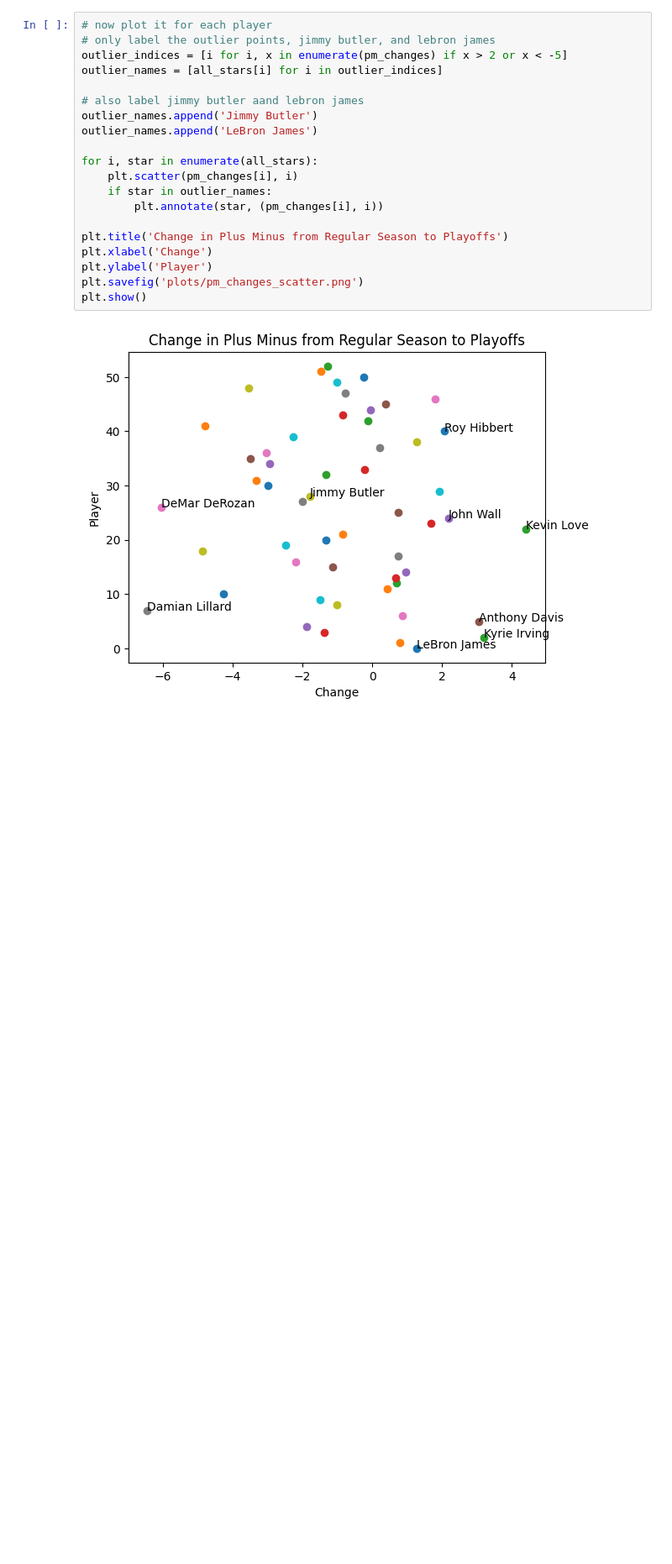
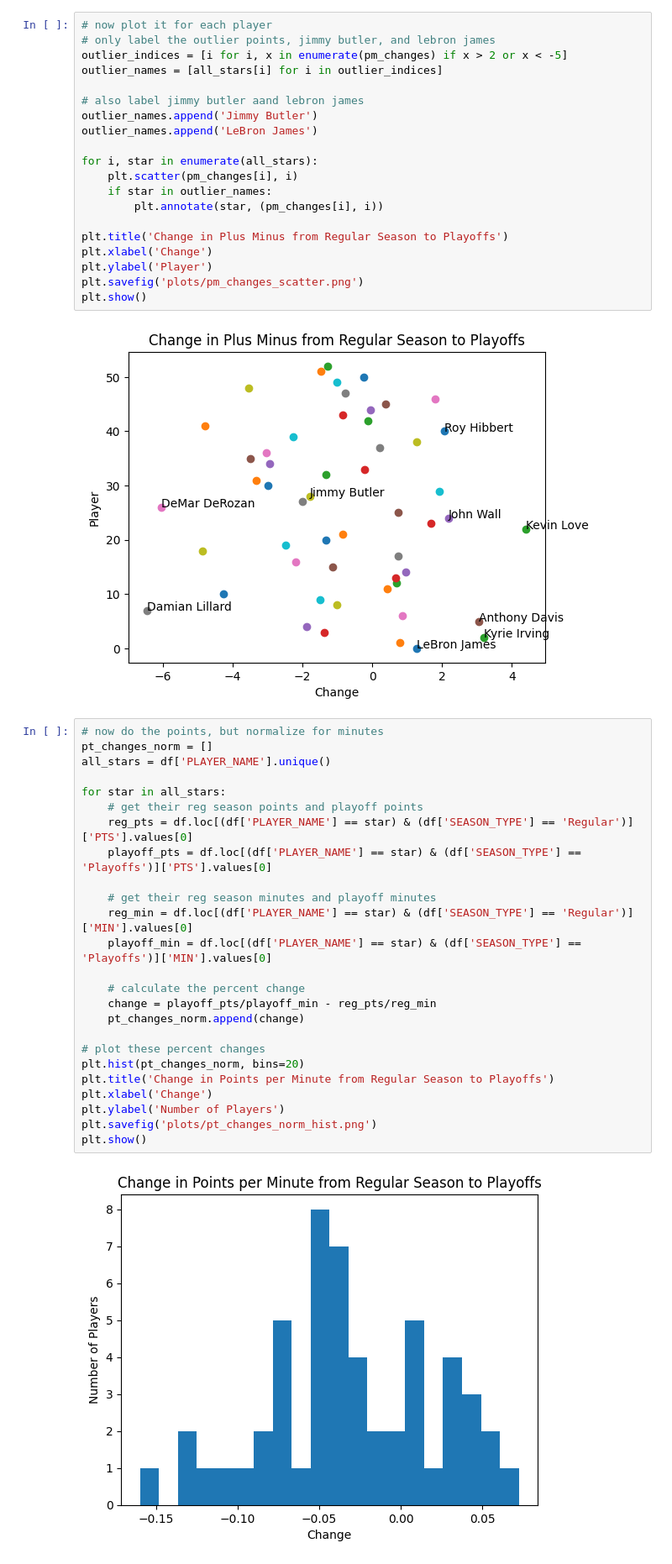
Before and after one commit to sumersao/playoff-jimmy-butler, a Jupyter notebook: playoff_reg_deltas.ipynb, the cells around one changed output. Shown at 84% size. Saved outputs shown, nothing was run; the diff lists cells and outputs as text; blank space fills up the shorter version.

Commit message:
added plots that normalize points per minute

```diff
--- a/playoff_reg_deltas.ipynb
+++ b/playoff_reg_deltas.ipynb
@@ -97,3 +97,30 @@ plt.savefig('plots/pm_changes_scatter.png')
 plt.show()
 # %% [output]
 [figure]
+# %%
+# now do the points, but normalize for minutes
+pt_changes_norm = []
+all_stars = df['PLAYER_NAME'].unique()
+
+for star in all_stars:
+    # get their reg season points and playoff points
+    reg_pts = df.loc[(df['PLAYER_NAME'] == star) & (df['SEASON_TYPE'] == 'Regular')]['PTS'].values[0]
+    playoff_pts = df.loc[(df['PLAYER_NAME'] == star) & (df['SEASON_TYPE'] == 'Playoffs')]['PTS'].values[0]
+
+    # get their reg season minutes and playoff minutes
+    reg_min = df.loc[(df['PLAYER_NAME'] == star) & (df['SEASON_TYPE'] == 'Regular')]['MIN'].values[0]
+    playoff_min = df.loc[(df['PLAYER_NAME'] == star) & (df['SEASON_TYPE'] == 'Playoffs')]['MIN'].values[0]
+
+    # calculate the percent change
+    change = playoff_pts/playoff_min - reg_pts/reg_min
+    pt_changes_norm.append(change)
+
+# plot these percent changes
+plt.hist(pt_changes_norm, bins=20)
+plt.title('Change in Points per Minute from Regular Season to Playoffs')
+plt.xlabel('Change')
+plt.ylabel('Number of Players')
+plt.savefig('plots/pt_changes_norm_hist.png')
+plt.show()
+# %% [output]
+[figure, added]
```
Also changed, not shown: parts of 1 cell of this notebook, 2 other files.
